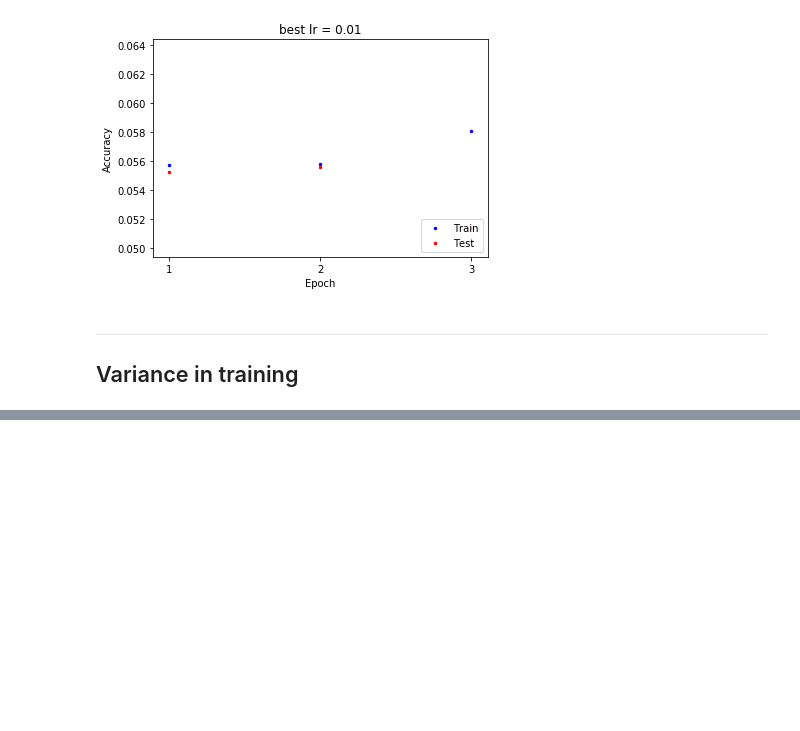
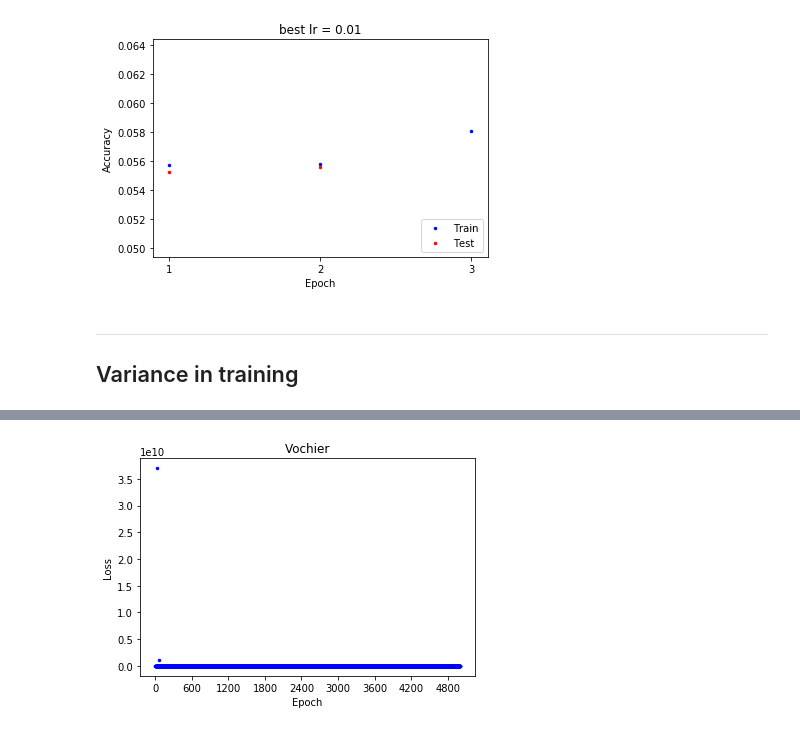
Before and after one commit to joeylitalien/ift6135-a1, a Jupyter notebook: jupyter/problem2_v2.ipynb, the cells around one changed output, grey strips where cells are left out. Drawn from its saved outputs; the diff is of its cells as text; code cells hidden in the pictures; blank space fills up the shorter version.

```diff
--- a/jupyter/problem2_v2.ipynb
+++ b/jupyter/problem2_v2.ipynb
@@ -178,3 +177,5 @@ NameError: name 'nb_epochs' is not defined
 batch_size = 100
 train_loader = DataLoader(train_data, batch_size=batch_size)
 test_loader = DataLoader(test_data, batch_size=batch_size)
+# %%
+train_loss, train_acc, test_acc = mlp_t.train(5000, train_loader, test_loader, by_epoch=False)
@@ -180,0 +220,4 @@ test_loader = DataLoader(test_data, batch_size=batch_size)
+# %%
+plot_per_epoch(train_loss, "Loss", "Vochier")
+# %% [output]
+[figure, added]
```
Also changed, not shown: parts of 8 cells of this notebook, 1 other file.
